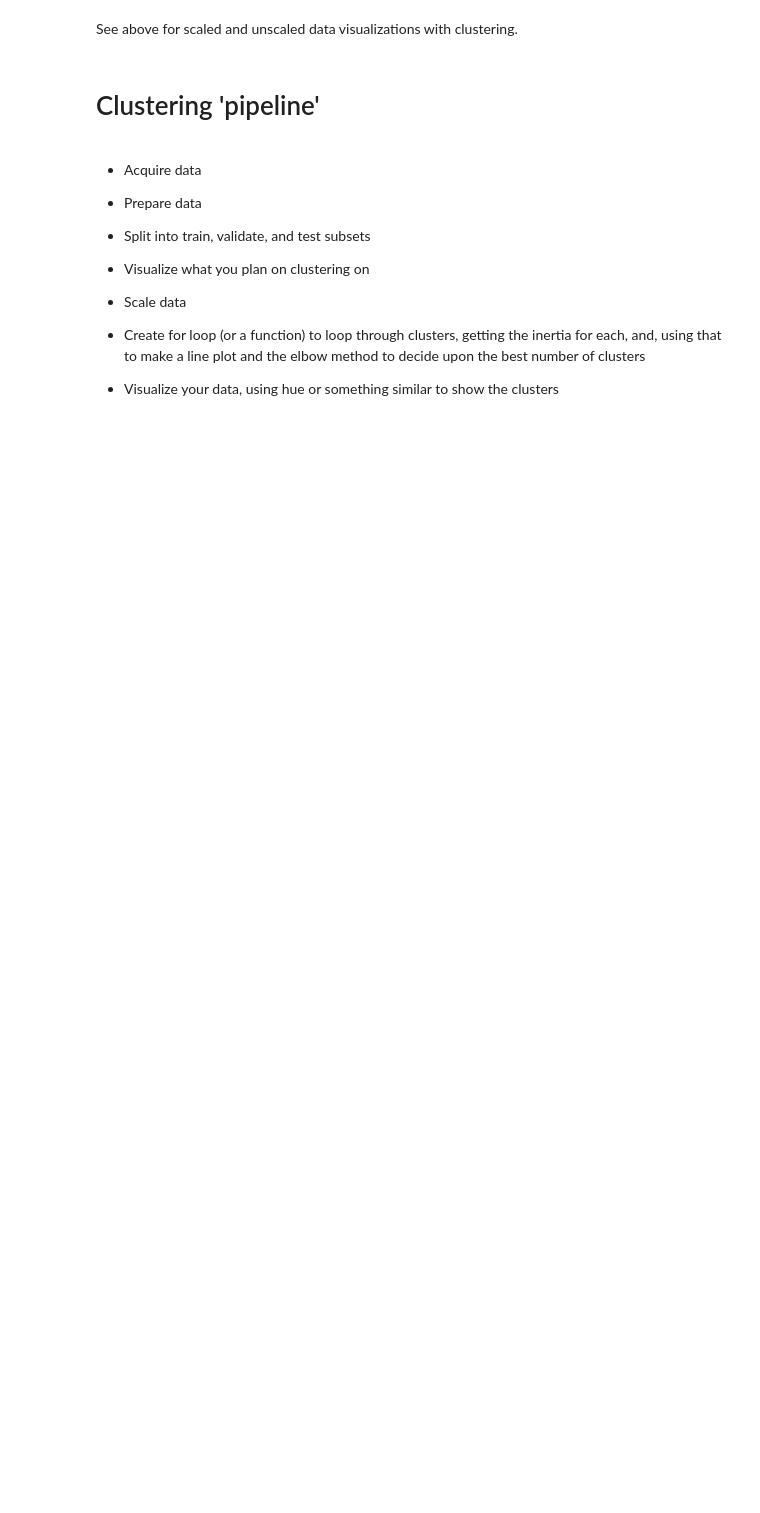
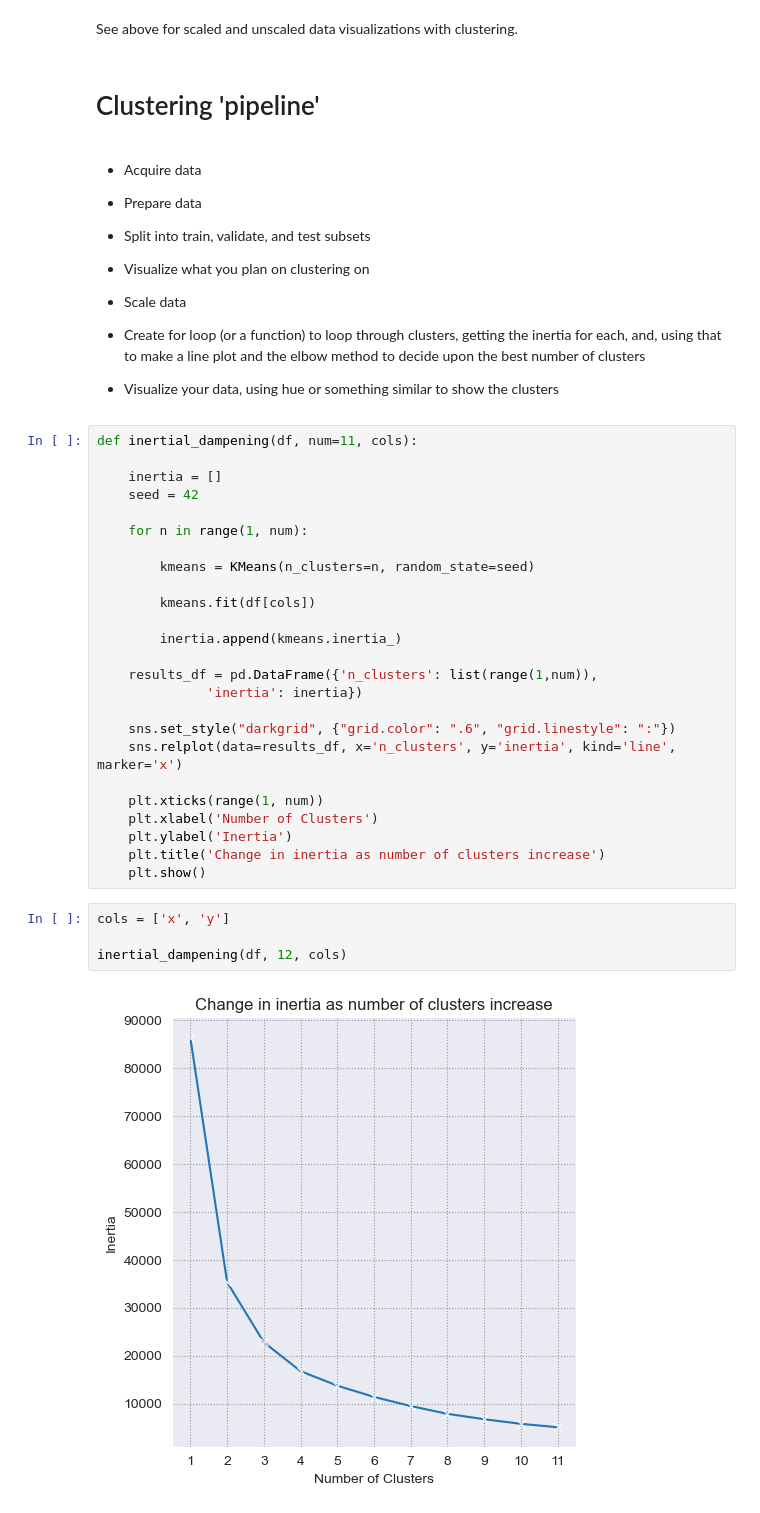
Before and after one commit to shawn-brown12/clustering, a Jupyter notebook: modeling_exercises.ipynb, the cells around one changed output. Saved outputs shown, nothing was run; the diff lists cells and outputs as text; blank space fills up the shorter version.

```diff
--- a/modeling_exercises.ipynb
+++ b/modeling_exercises.ipynb
@@ -417,3 +422,34 @@ See above for scaled and unscaled data visualizations with clustering.
 - Create for loop (or a function) to loop through clusters, getting the inertia for each, and, using that to make a line plot and the elbow method to decide upon the best number of clusters
 
 - Visualize your data, using hue or something similar to show the clusters
+# %%
+def inertial_dampening(df, num=11, cols):
+
+    inertia = []
+    seed = 42
+
+    for n in range(1, num):
+
+        kmeans = KMeans(n_clusters=n, random_state=seed)
+
+        kmeans.fit(df[cols])
+
+        inertia.append(kmeans.inertia_)
+
+    results_df = pd.DataFrame({'n_clusters': list(range(1,num)),
+              'inertia': inertia})
+
+    sns.set_style("darkgrid", {"grid.color": ".6", "grid.linestyle": ":"})
+    sns.relplot(data=results_df, x='n_clusters', y='inertia', kind='line', marker='x')
+
+    plt.xticks(range(1, num))
+    plt.xlabel('Number of Clusters')
+    plt.ylabel('Inertia')
+    plt.title('Change in inertia as number of clusters increase')
+    plt.show()
+# %%
+cols = ['x', 'y']
+
+inertial_dampening(df, 12, cols)
+# %% [output]
+[figure, added]
```
Also changed, not shown: parts of 2 cells of this notebook, 1 other file.
